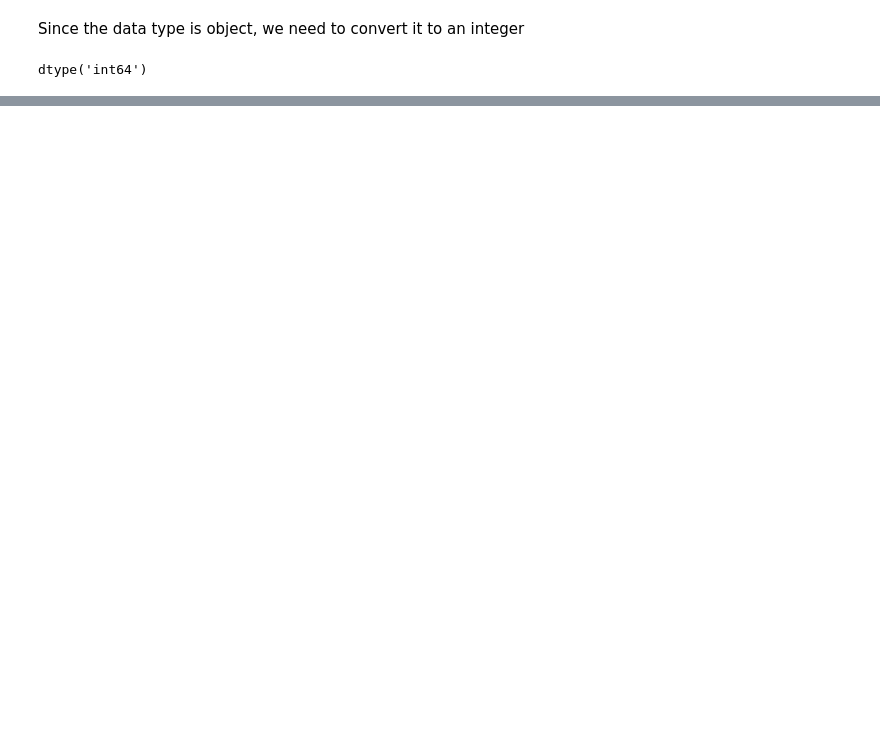
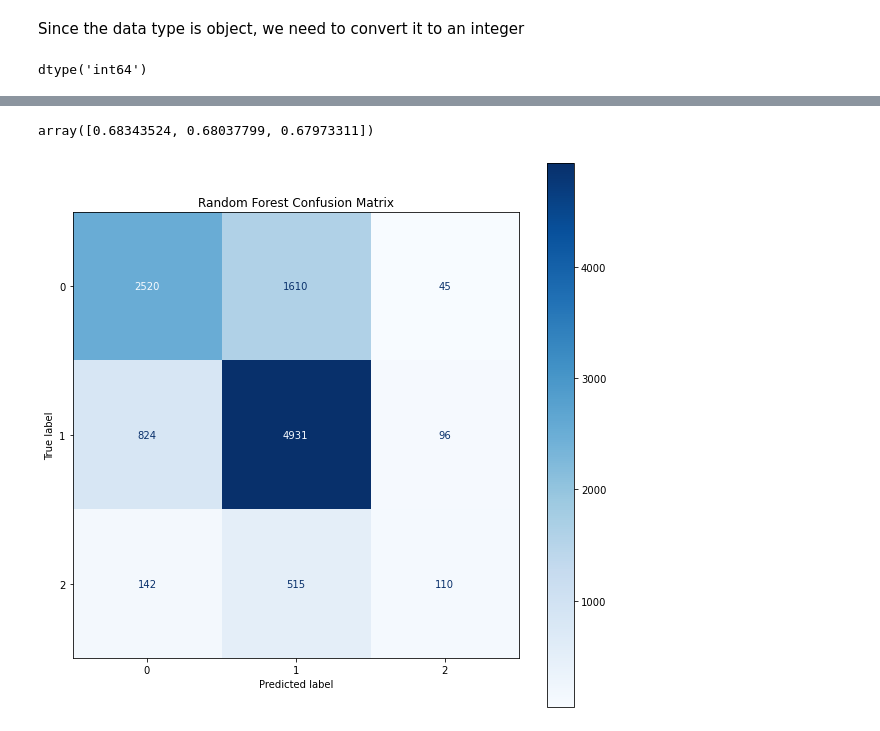
Before and after one commit to femikamau/Tanzanian-Water-Wells-Prediction, a Jupyter notebook: modelling.ipynb, the cells around one changed output, grey strips where cells are left out. Cells and saved outputs as stored; diff of their text form; code cells hidden in the pictures; blank space fills up the shorter version.

```diff
--- a/modelling.ipynb
+++ b/modelling.ipynb
@@ -193,0 +253,26 @@ Our model predicts the test data correctly with an accuracy of 70%
+# %%
+# Build a pipeline with StandardScaler and RandomForestClassifier
+random_pipeline = Pipeline([('ss', StandardScaler()),
+                            ('RF', RandomForestClassifier(random_state=0))])
+
+# Fit the training data to pipeline
+random_pipeline.fit(X_train, y_train)
+
+# Predict the labels of the test set: y_pred_rf
+y_pred_rf = random_pipeline.predict(X_test)
+
+# Perform cross-validation: cv_results_rf
+cv_results_rf = cross_validate(random_pipeline, X_test, y_test, cv=3)
+
+# Display cross validation test scores
+cv_results_rf['test_score']
+# %% [output]
+array([0.68343524, 0.68037799, 0.67973311])
+# %%
+# Plot the confusion matrix
+fig, ax = plt.subplots(figsize=(10,10))
+
+plot_confusion_matrix(random_pipeline, X_test, y_test, cmap='Blues', ax=ax)
+plt.title("Random Forest Confusion Matrix");
+# %% [output]
+[figure, added]
```
Also changed, not shown: parts of 54 cells of this notebook.
